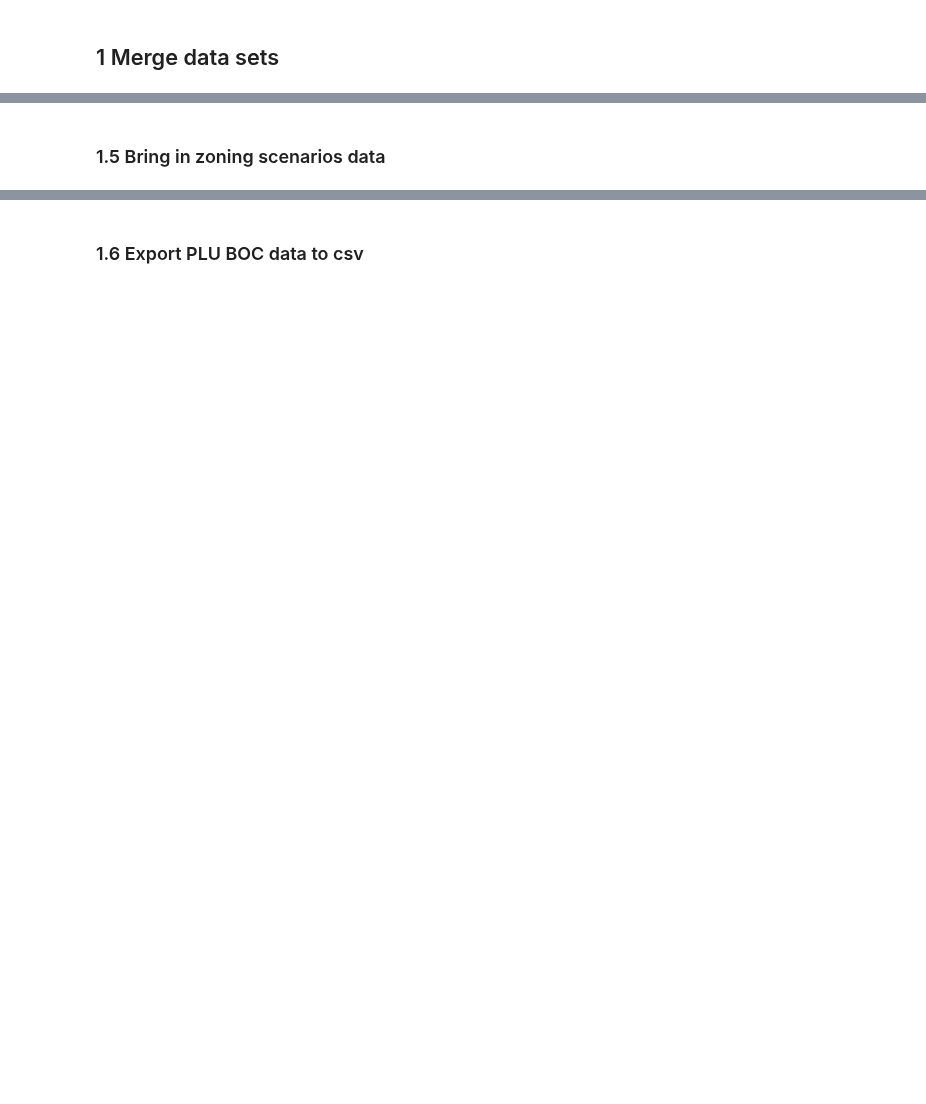
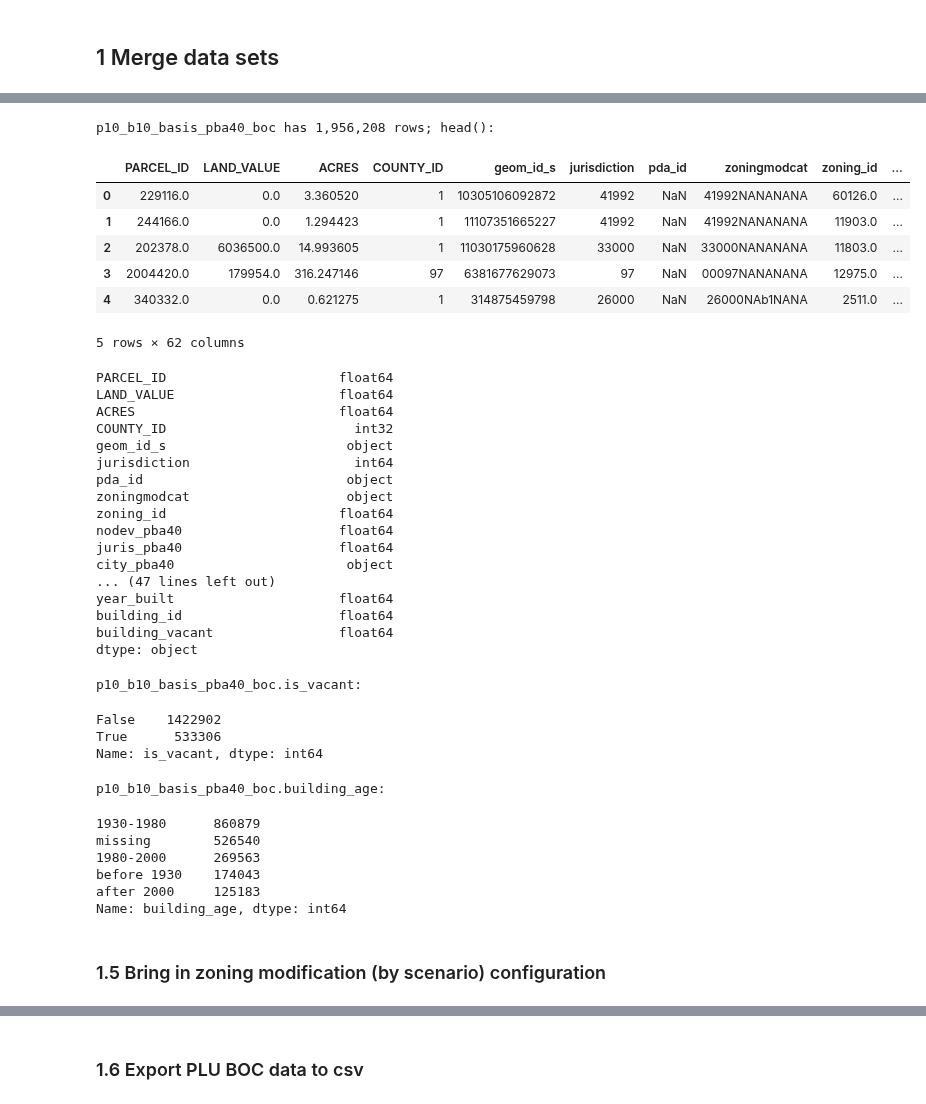
Before and after one commit to BayAreaMetro/petrale, a Jupyter notebook: policies/plu/BASIS_boc/PLU_BOC_capacity_calculation_map_v2.ipynb, the cells around one changed output, grey strips where cells are left out. Saved outputs shown, nothing was run; the diff lists cells and outputs as text; code cells hidden in the pictures; blank space fills up the shorter version.

```diff
--- a/policies/plu/BASIS_boc/PLU_BOC_capacity_calculation_map_v2.ipynb
+++ b/policies/plu/BASIS_boc/PLU_BOC_capacity_calculation_map_v2.ipynb
@@ -152,2 +339,72 @@ pb10_plus['b_age'] = np.where(pb10_plus.year_built.isnull(), 'missing',
+# %%
+# combine building/parcel data with all PLU (pba40 and boc)
+p10_b10_basis_pba40_boc = pd.merge(left=p10_basis_pba40_boc, right=basemap_b10_p10_groupby_parcel,
+                                   how="left", on="PARCEL_ID")
+
+print("p10_b10_basis_pba40_boc has {:,} rows; head():".format(len(p10_b10_basis_pba40_boc)))
+display(p10_b10_basis_pba40_boc.head())
+display(p10_b10_basis_pba40_boc.dtypes)
+
+# Investment-land ratio
+p10_b10_basis_pba40_boc['ILR'] = p10_b10_basis_pba40_boc['improvement_value'] / p10_b10_basis_pba40_boc['LAND_VALUE']
+p10_b10_basis_pba40_boc.loc[p10_b10_basis_pba40_boc['LAND_VALUE'] == 0, 'ILR'] = 'n/a'
+
+# Vacant parcels
+p10_b10_basis_pba40_boc["is_vacant"] = False
+p10_b10_basis_pba40_boc.loc[ p10_b10_basis_pba40_boc['building_id'].isnull(),   "is_vacant" ] = True
+p10_b10_basis_pba40_boc.loc[ p10_b10_basis_pba40_boc['building_vacant'] == 1.0, "is_vacant" ] = True
+p10_b10_basis_pba40_boc.loc[(p10_b10_basis_pba40_boc['improvement_value'   ] == 0) &
+                            (p10_b10_basis_pba40_boc['residential_units'   ] == 0) &
+                            (p10_b10_basis_pba40_boc['residential_sqft'    ] == 0) &
+                            (p10_b10_basis_pba40_boc['non_residential_sqft'] == 0) &
+                            (p10_b10_basis_pba40_boc['building_sqft'       ] == 0), "is_vacant"] = True
+print("p10_b10_basis_pba40_boc.is_vacant:")
+display(p10_b10_basis_pba40_boc["is_vacant"].value_counts())
+
+# building age by year-built
+p10_b10_basis_pba40_boc['building_age'] = 'missing'
+p10_b10_basis_pba40_boc.loc[ p10_b10_basis_pba40_boc.year_built >= 2000, 'building_age' ] = 'after 2000'
+p10_b10_basis_pba40_boc.loc[ p10_b10_basis_pba40_boc.year_built <  2000, 'building_age' ] = '1980-2000'
+p10_b10_basis_pba40_boc.loc[ p10_b10_basis_pba40_boc.year_built <  1980, 'building_age' ] = '1930-1980'
+p10_b10_basis_pba40_boc.loc[ p10_b10_basis_pba40_boc.year_built <  1930, 'building_age' ] = 'before 1930'
+print("p10_b10_basis_pba40_boc.building_age:")
+display(p10_b10_basis_pba40_boc["building_age"].value_counts())
+# %% [output]
+p10_b10_basis_pba40_boc has 1,956,208 rows; head():
+|  | PARCEL_ID | LAND_VALUE | ACRES | COUNTY_ID | geom_id_s | jurisdiction | pda_id | zoningmodcat | zoning_id | ... |
+| 0 | 229116.0 | 0.0 | 3.360520 | 1 | 10305106092872 | 41992 | NaN | 41992NANANANA | 60126.0 | ... |
+| 1 | 244166.0 | 0.0 | 1.294423 | 1 | 11107351665227 | 41992 | NaN | 41992NANANANA | 11903.0 | ... |
+| 2 | 202378.0 | 6036500.0 | 14.993605 | 1 | 11030175960628 | 33000 | NaN | 33000NANANANA | 11803.0 | ... |
+| 3 | 2004420.0 | 179954.0 | 316.247146 | 97 | 6381677629073 | 97 | NaN | 00097NANANANA | 12975.0 | ... |
+| 4 | 340332.0 | 0.0 | 0.621275 | 1 | 314875459798 | 26000 | NaN | 26000NAb1NANA | 2511.0 | ... |
+5 rows × 62 columns
+PARCEL_ID                      float64
+LAND_VALUE                     float64
+ACRES                          float64
+COUNTY_ID                        int32
+geom_id_s                       object
+jurisdiction                     int64
+pda_id                          object
+zoningmodcat                    object
+zoning_id                      float64
+nodev_pba40                    float64
+juris_pba40                    float64
+city_pba40                      object
+... (47 lines left out)
+year_built                     float64
+building_id                    float64
+building_vacant                float64
+dtype: object
+p10_b10_basis_pba40_boc.is_vacant:
+False    1422902
+True      533306
+Name: is_vacant, dtype: int64
+p10_b10_basis_pba40_boc.building_age:
+1930-1980      860879
+missing        526540
+1980-2000      269563
+before 1930    174043
+after 2000     125183
+Name: building_age, dtype: int64
 # %% [markdown]
-### 1.5 Bring in zoning scenarios data
+### 1.5 Bring in zoning modification (by scenario) configuration
```
Also changed, not shown: parts of 48 cells of this notebook.
